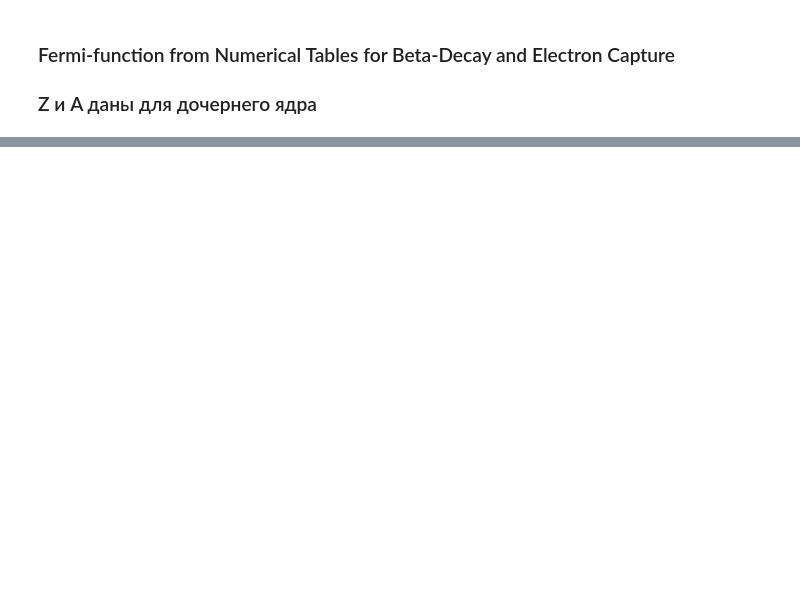
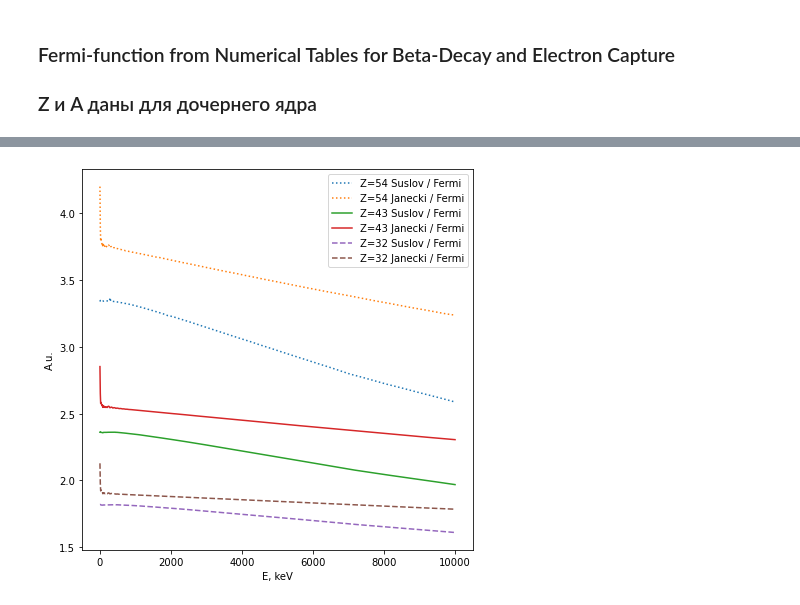
Before and after one commit to Almaz93/neutrino, a Jupyter notebook: double_beta_decay/Almaz's work/calculation/fermi_func_relation2.ipynb, the cells around one changed output, grey strips where cells are left out. Cells and saved outputs as stored; diff of their text form; code cells hidden in the pictures; blank space fills up the shorter version.

```diff
--- a/double_beta_decay/Almaz's work/calculation/fermi_func_relation2.ipynb
+++ b/double_beta_decay/Almaz's work/calculation/fermi_func_relation2.ipynb
@@ -169,0 +199,34 @@ plt.show()
+# %%
+F_Suslov_Z43 =  Suslov_func(e_e, Suslov_Z42) / Fermi_Semenov_Z43
+F_Janecki_Z43 = Janecki_func(e_e, Janecki_Z43) / Fermi_Semenov_Z43
+
+F_Suslov_Z32 = Suslov_func(e_e, Suslov_Z31) / Fermi_Semenov_Z32
+F_Janecki_Z32 = Janecki_func(e_e, Janecki_Z32) / Fermi_Semenov_Z32
+
+F_Suslov_Z54 = Suslov_func(e_e, Suslov_Z53) / Fermi_Semenov_Z54
+F_Janecki_Z54 = Janecki_func(e_e, Janecki_Z54) / Fermi_Semenov_Z54
+
+plt.figure(figsize=(7,7))
+
+plt.plot(e_e, F_Suslov_Z54, ls = ":", label='Z=54 Suslov / Fermi')
+plt.plot(e_e, F_Janecki_Z54, ls = ":", label='Z=54 Janecki / Fermi')
+
+plt.plot(e_e, F_Suslov_Z43, label='Z=43 Suslov / Fermi')
+plt.plot(e_e, F_Janecki_Z43, label='Z=43 Janecki / Fermi')
+
+plt.plot(e_e, F_Suslov_Z32, ls = "--", label='Z=32 Suslov / Fermi')
+plt.plot(e_e, F_Janecki_Z32, ls = "--", label='Z=32 Janecki / Fermi')
+
+plt.legend()
+#plt.xlim(300,2000)
+#plt.ylim(0,1)
+#plt.xticks(np.arange(0,11000, 1000))
+#plt.yticks(np.arange(0,1, 0.1))
+plt.xlabel("E, keV")
+plt.ylabel("A.u.")
+
+#plt.savefig("Fermi_div_others.png", format='png', transparent=False, dpi=500)
+
+plt.show()
+# %% [output]
+[figure, added]
```
Also changed, not shown: parts of 11 cells of this notebook, 17 other files.
